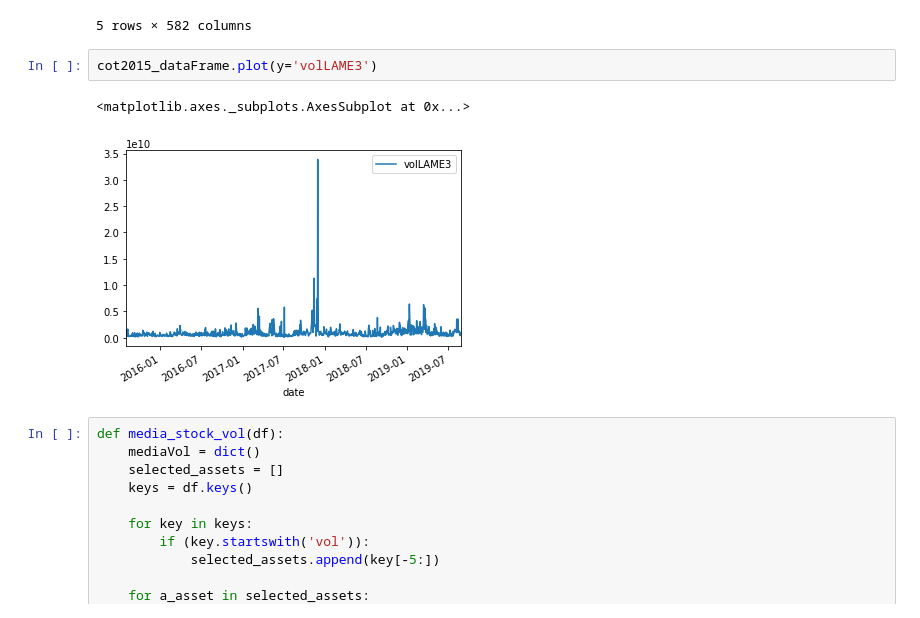
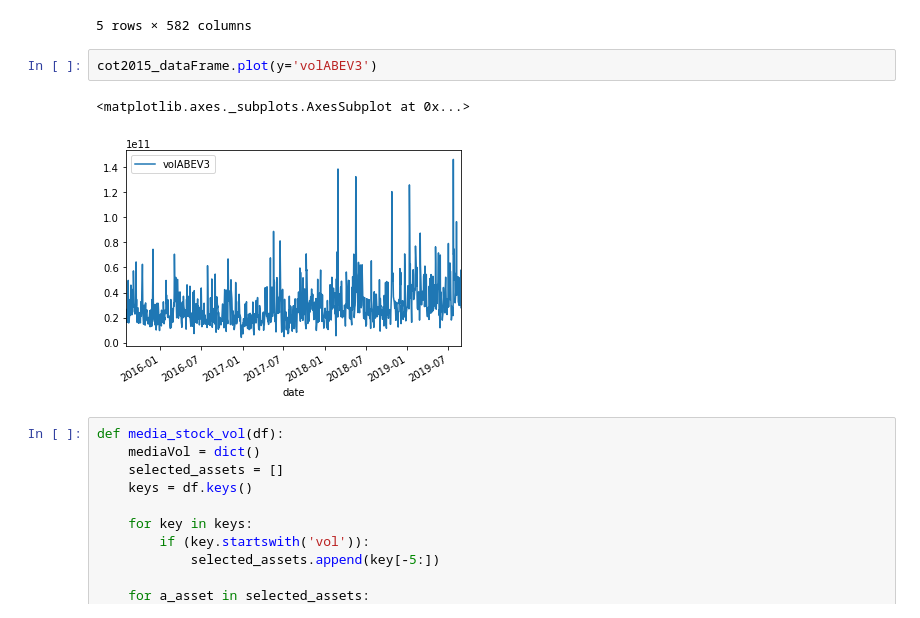
Before and after one commit to gustavocsousa/dojo_mico, a Jupyter notebook: dojo_mico.ipynb, the cells around one changed output. Drawn from its saved outputs; the diff is of its cells as text.

```diff
--- a/dojo_mico.ipynb
+++ b/dojo_mico.ipynb
@@ -67,10 +67,10 @@ cot2015_dataFrame.tail()
 | 2019-08-28 | 13.34 | 13.39 | 13.17 | 13.37 | 1835.0 | 426738200.0 | 1.26 | 1.27 | 1.23 | ... |
 5 rows × 582 columns
 # %%
-cot2015_dataFrame.plot(y='volLAME3')
+cot2015_dataFrame.plot(y='volABEV3')
 # %% [output]
 <matplotlib.axes._subplots.AxesSubplot at 0x...>
-[figure, old version]
+[figure, new version]
 # %%
 def media_stock_vol(df):
     mediaVol = dict()
```
Also changed, not shown: parts of 4 cells of this notebook.
